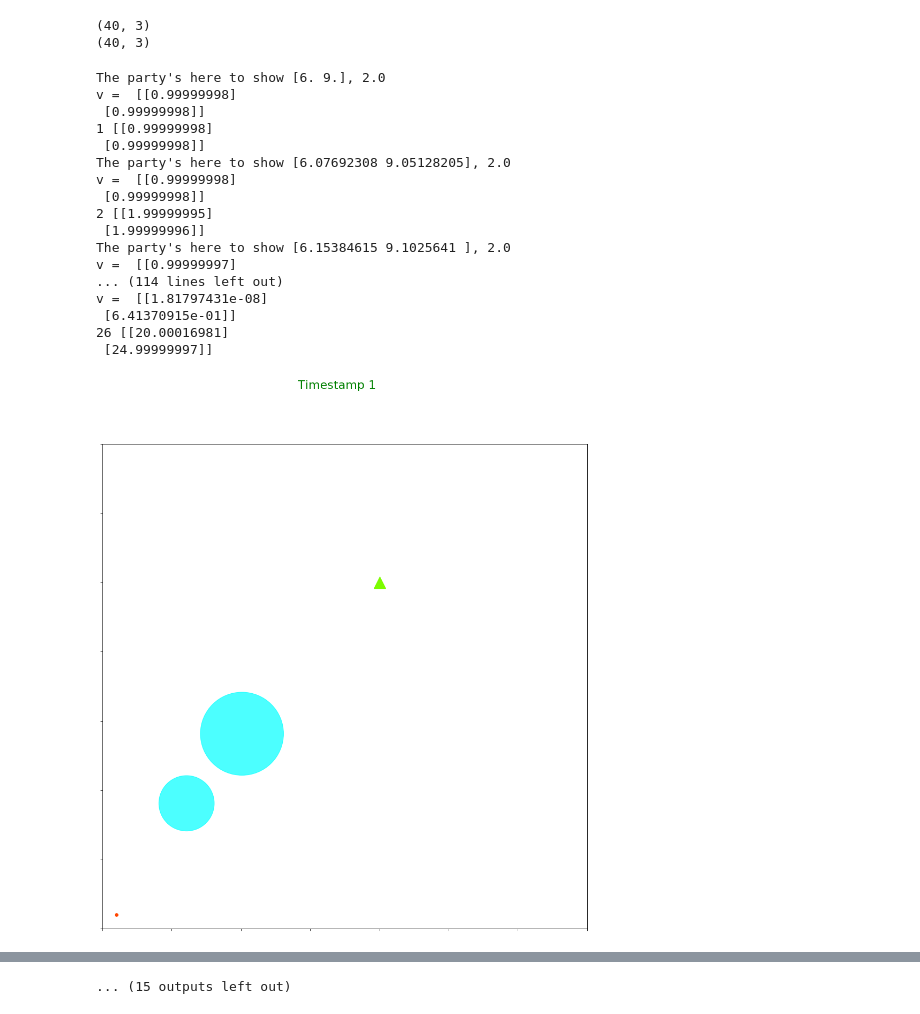
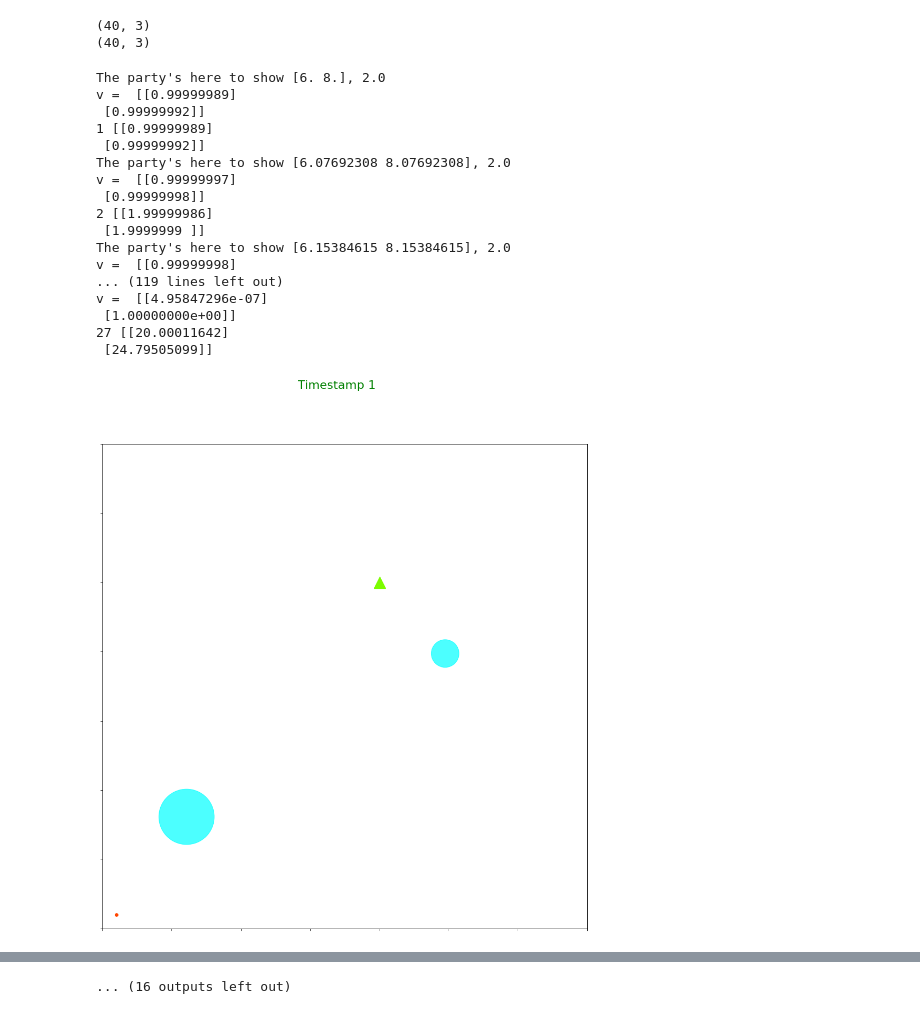
Before and after one commit to sreeharshaparuchur1/velocity-obstacle-control, a Jupyter notebook: Quadratic-Programming-MPC.ipynb, the cells around one changed output, grey strips where cells are left out. Saved outputs shown, nothing was run; the diff lists cells and outputs as text; code cells hidden in the pictures.

```diff
--- a/Quadratic-Programming-MPC.ipynb
+++ b/Quadratic-Programming-MPC.ipynb
@@ -231,8 +106,8 @@ class ColCone_MPC_Agent:
             obj = cvx.Minimize((cvx.norm(self.pos + v*t_del - self.goal))**2)
             constr = [ v[0]>=0, v[0]<= self.vmax, v[1]>=0, v[1]<=self.vmax]
             print(f"The party's here to show {self.obs[self.time][0:2]}, {self.obs[self.time][2]}")
-            constr += [ (cvx.norm(self.pos + v*t_del - self.obs[self.time][0:2].reshape(-1,1)))**2 >= (self.obs[self.time][2] + 0.3)**2]
-            constr += [ (cvx.norm(self.pos + v*t_del - self.obs2[self.time][0:2].reshape(-1,1)))**2 >= (self.obs2[self.time][2] + 0.3)**2]
+            constr += [ (cvx.norm(self.pos + v*t_del - self.obs[self.time][0:2].reshape(-1,1)))**2 >= (self.obs[self.time][2] + self.obs[self.time][2]/2)**2]
+            constr += [ (cvx.norm(self.pos + v*t_del - self.obs2[self.time][0:2].reshape(-1,1)))**2 >= (self.obs2[self.time][2] + self.obs2[self.time][2])**2]
             prob = cvx.Problem(obj, constr)
             #print(dccp.is_dccp(prob))
             result = prob.solve(method = 'dccp')
@@ -275,9 +150,10 @@ class ColCone_MPC_Agent:
 
         fig.show()
 # %%
-obst = np.array([np.hstack((np.linspace(6.0, 9.0, 40).reshape(-1,1), np.hstack((np.linspace(9.0, 11.0, 40).reshape(-1,1), 2 * np.ones(40).reshape(-1,1)))))])
+timestamps = 40
+obst = np.array([np.hstack((np.linspace(6.0, 9.0, timestamps).reshape(-1,1), np.hstack((np.linspace(8.0, 11.0, timestamps).reshape(-1,1), 2 * np.ones(timestamps).reshape(-1,1)))))])
 
-obst2 = np.array([np.hstack((np.linspace(10.0, 13.0, 40).reshape(-1,1), np.hstack((np.linspace(14.0, 17.0, 40).reshape(-1,1), 3 * np.ones(40).reshape(-1,1)))))])
+obst2 = np.array([np.hstack((np.linspace(25.0, 15.0, timestamps).reshape(-1,1), np.hstack((np.linspace(20.0, 15.0, timestamps).reshape(-1,1), 1 * np.ones(timestamps).reshape(-1,1)))))])
 
 obst = np.squeeze(obst)
 obst2 = np.squeeze(obst2)
@@ -288,24 +164,24 @@ print(obst2.shape)
 (40, 3)
 (40, 3)
 # %%
-bot = ColCone_MPC_Agent(np.array([0.0,0.0]).reshape((2,1)),np.array([20.0,25.0]).reshape((2,1)),40, 1, obst, obst2)
+bot = ColCone_MPC_Agent(np.array([0.0,0.0]).reshape((2,1)),np.array([20.0,25.0]).reshape((2,1)),timestamps, 1, obst, obst2)
 bot.traj_opti()
 # %% [output]
-The party's here to show [6. 9.], 2.0
+The party's here to show [6. 8.], 2.0
+v =  [[0.99999989]
+ [0.99999992]]
+1 [[0.99999989]
+ [0.99999992]]
+The party's here to show [6.07692308 8.07692308], 2.0
+v =  [[0.99999997]
+ [0.99999998]]
+2 [[1.99999986]
+ [1.9999999 ]]
+The party's here to show [6.15384615 8.15384615], 2.0
 v =  [[0.99999998]
- [0.99999998]]
-1 [[0.99999998]
- [0.99999998]]
-The party's here to show [6.07692308 9.05128205], 2.0
-v =  [[0.99999998]
- [0.99999998]]
-2 [[1.99999995]
- [1.99999996]]
-The party's here to show [6.15384615 9.1025641 ], 2.0
-v =  [[0.99999997]
-... (114 lines left out)
-v =  [[1.81797431e-08]
- [6.41370915e-01]]
-26 [[20.00016981]
- [24.99999997]]
+... (119 lines left out)
+v =  [[4.95847296e-07]
+ [1.00000000e+00]]
+27 [[20.00011642]
+ [24.79505099]]
-[figure, old version]
+[figure, new version]
@@ -322 +198 @@ v =  [[1.81797431e-08]
-... (15 outputs left out)
+... (16 outputs left out)
```
Also changed, not shown: parts of 4 cells of this notebook, 29 other files.
